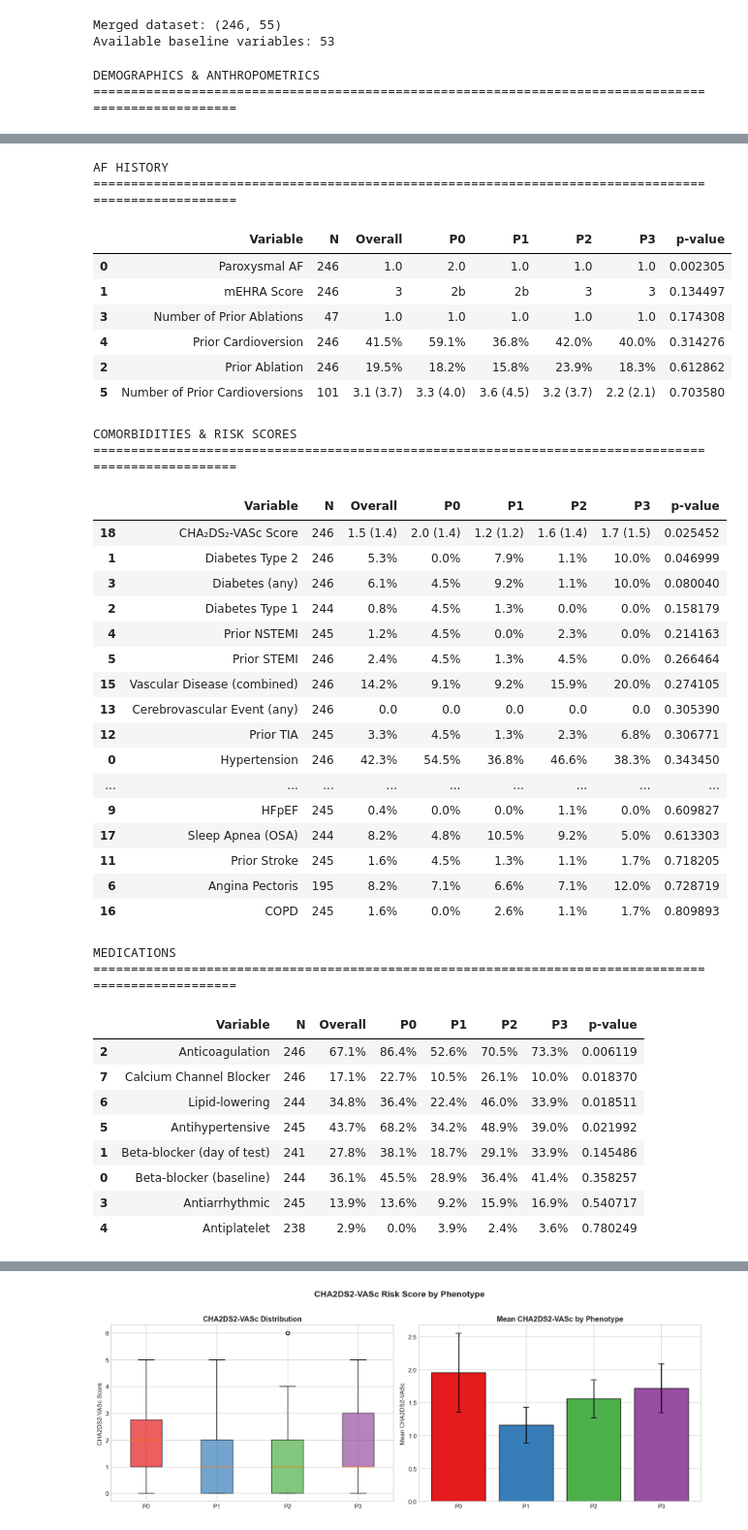
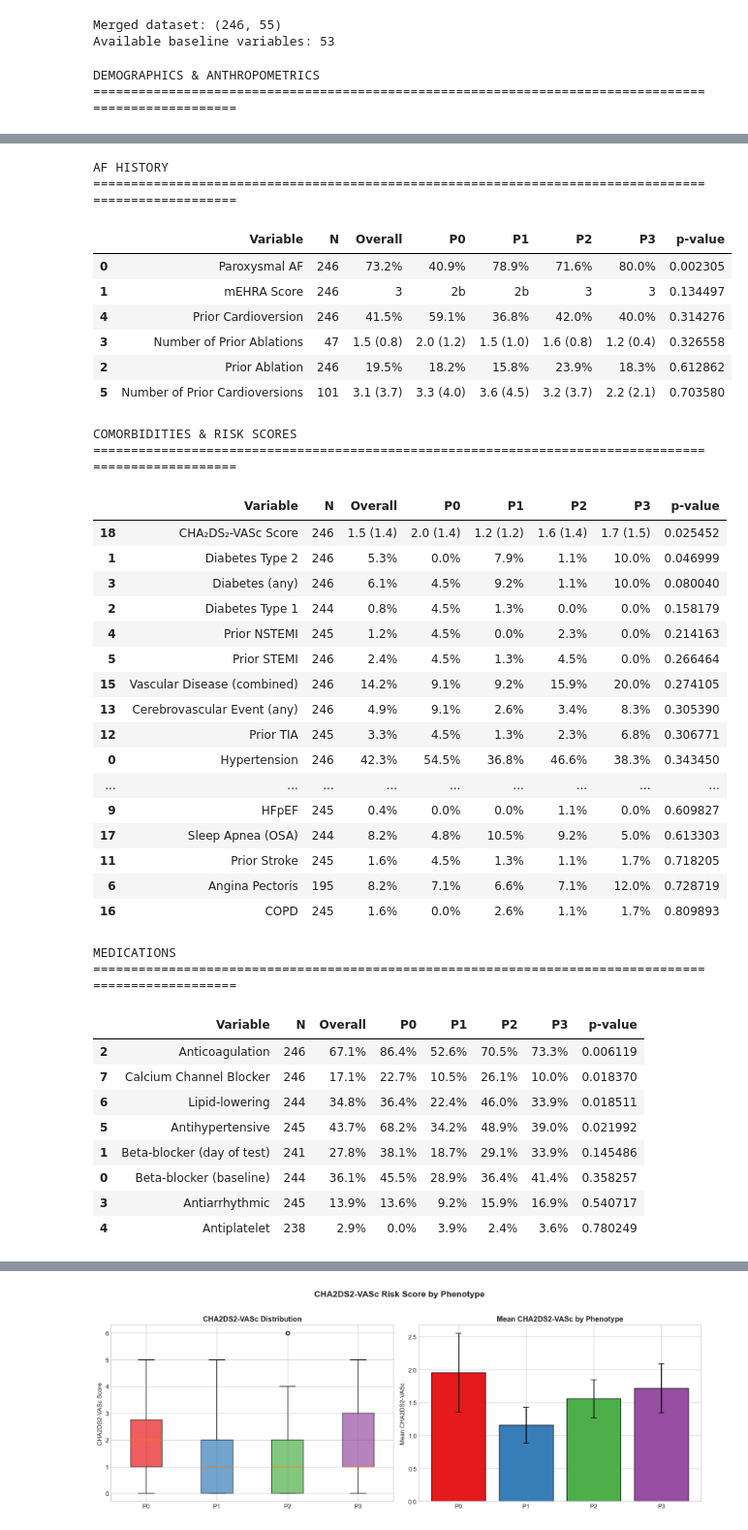
Before and after one commit to androst/nexaf-ai, a Jupyter notebook: notebooks/04_associations.ipynb, the cells around one changed output, grey strips where cells are left out. Shown at 97% size. Drawn from its saved outputs; the diff is of its cells as text; code cells hidden in the pictures.

```diff
--- a/notebooks/04_associations.ipynb
+++ b/notebooks/04_associations.ipynb
@@ -282,6 +288,19 @@ features_df['ID'] = features_df['ID'].astype(int).astype(str)
 df_baseline['ID'] = df_baseline['ID'].astype(str)
 df_burden['ID'] = df_burden['ID'].astype(int).astype(str)
 
+# Create properly coded binary variables for display (see database/VARIABLES.md for codings)
+# Sex: Kjønn is 1=Male, 2=Female -> create Male binary (1=Male, 0=Female)
+if 'Kjønn' in df_baseline.columns:
+    df_baseline['Male'] = (df_baseline['Kjønn'] == 1).astype(int)
+
+# AF Type: BL_AF_type is 1=Paroxysmal, 2=Persistent -> create Paroxysmal binary (1=Paroxysmal, 0=Persistent)
+if 'BL_AF_type' in df_baseline.columns:
+    df_baseline['Paroxysmal_AF'] = (df_baseline['BL_AF_type'] == 1).astype(int)
+
+# Rand_arm: 1=Training, 2=Control -> create Training binary
+if 'Rand_arm' in df_burden.columns:
+    df_burden['Training_arm'] = (df_burden['Rand_arm'] == 1).astype(int)
+
 print(f"Baseline data: {df_baseline.shape}")
 print(f"Burden/outcome data: {df_burden.shape}")
 # %% [output]
@@ -297,7 +316,7 @@ Comprehensive analysis of demographics, anthropometrics, AF history, comorbiditi
 baseline_vars = {
     # Demographics
     'Alder': 'Age (years)',
-    'Kjønn': 'Male Sex',
+    'Male': 'Male Sex',  # Recoded from Kjønn (1=Male, 2=Female)
 
     # Anthropometrics
     'BL_høyde': 'Height (cm)',
@@ -307,7 +326,7 @@ baseline_vars = {
     'BL_fettprosent': 'Body Fat (%)',
 
     # AF History
-    'BL_AF_type': 'Paroxysmal AF',
+    'Paroxysmal_AF': 'Paroxysmal AF',  # Recoded from BL_AF_type (1=Paroxysmal, 2=Persistent)
     'BL_mEHRA': 'mEHRA Score',
     'BL_ablasjon_nei_ja': 'Prior Ablation',
     'BL_ablasjon_antall': 'Number of Prior Ablations',
@@ -385,9 +404,12 @@ Available baseline variables: 53
 # %%
 # Create comprehensive baseline characteristics tables by domain
 
+# Define count variables that should be treated as continuous
+count_vars = ['BL_ablasjon_antall', 'BL_konvertering_antall', 'CHA2DS2VA', 'BL_mEHRA']
+
 # --- Demographics & Anthropometrics ---
 demo_vars = {k: v for k, v in available_vars.items() if k in [
-    'Alder', 'Kjønn', 'BL_høyde', 'BL_vekt', 'BL_BMI', 'BL_midjemål', 'BL_fettprosent', 'BSA'
+    'Alder', 'Male', 'BL_høyde', 'BL_vekt', 'BL_BMI', 'BL_midjemål', 'BL_fettprosent', 'BSA'
 ]}
 demo_table = create_analysis_table(df, demo_vars, n_phenotypes=N_PHENOTYPES)
 demo_display = ['Variable', 'N', 'Overall'] + [f'P{p}' for p in range(N_PHENOTYPES)] + ['p-value']
@@ -398,10 +420,10 @@ display(demo_table.sort_values('p-value')[demo_display])
 
 # --- AF History ---
 af_vars = {k: v for k, v in available_vars.items() if k in [
-    'BL_AF_type', 'BL_mEHRA', 'BL_ablasjon_nei_ja', 'BL_ablasjon_antall',
+    'Paroxysmal_AF', 'BL_mEHRA', 'BL_ablasjon_nei_ja', 'BL_ablasjon_antall',
     'BL_konvertering_nei_ja', 'BL_konvertering_antall'
 ]}
-af_table = create_analysis_table(df, af_vars, n_phenotypes=N_PHENOTYPES)
+af_table = create_analysis_table(df, af_vars, n_phenotypes=N_PHENOTYPES, force_continuous=count_vars)
 
 print("\nAF HISTORY")
 print("=" * 100)
@@ -414,7 +436,7 @@ comorb_vars = {k: v for k, v in available_vars.items() if k in [
     'BL_hjerneinfarkt', 'BL_TIA', 'BL_komb.TIAinfarkt', 'BL_karsykdom',
     'BL_komb.karsykdom', 'BL_COPD', 'BL_OSA', 'CHA2DS2VA'
 ]}
-comorb_table = create_analysis_table(df, comorb_vars, n_phenotypes=N_PHENOTYPES)
+comorb_table = create_analysis_table(df, comorb_vars, n_phenotypes=N_PHENOTYPES, force_continuous=count_vars)
 
 print("\nCOMORBIDITIES & RISK SCORES")
 print("=" * 100)
@@ -477,12 +499,12 @@ DEMOGRAPHICS & ANTHROPOMETRICS
 | 3 | Weight (kg) | 246 | 86.8 (17.0) | 87.0 (17.2) | 87.9 (18.8) | 87.1 (16.3) | 84.8 (15.8) | 0.883738 |
 | 7 | BSA (m²) | 246 | 2.0 (0.2) | 2.0 (0.2) | 2.1 (0.2) | 2.0 (0.2) | 2.0 (0.2) | 0.914040 |
 AF HISTORY
 ====================================================================================================
 |  | Variable | N | Overall | P0 | P1 | P2 | P3 | p-value |
-| 0 | Paroxysmal AF | 246 | 1.0 | 2.0 | 1.0 | 1.0 | 1.0 | 0.002305 |
+| 0 | Paroxysmal AF | 246 | 73.2% | 40.9% | 78.9% | 71.6% | 80.0% | 0.002305 |
 | 1 | mEHRA Score | 246 | 3 | 2b | 2b | 3 | 3 | 0.134497 |
-| 3 | Number of Prior Ablations | 47 | 1.0 | 1.0 | 1.0 | 1.0 | 1.0 | 0.174308 |
 | 4 | Prior Cardioversion | 246 | 41.5% | 59.1% | 36.8% | 42.0% | 40.0% | 0.314276 |
+| 3 | Number of Prior Ablations | 47 | 1.5 (0.8) | 2.0 (1.2) | 1.5 (1.0) | 1.6 (0.8) | 1.2 (0.4) | 0.326558 |
 | 2 | Prior Ablation | 246 | 19.5% | 18.2% | 15.8% | 23.9% | 18.3% | 0.612862 |
 | 5 | Number of Prior Cardioversions | 101 | 3.1 (3.7) | 3.3 (4.0) | 3.6 (4.5) | 3.2 (3.7) | 2.2 (2.1) | 0.703580 |
 COMORBIDITIES & RISK SCORES
@@ -495,7 +517,7 @@ COMORBIDITIES & RISK SCORES
 | 4 | Prior NSTEMI | 245 | 1.2% | 4.5% | 0.0% | 2.3% | 0.0% | 0.214163 |
 | 5 | Prior STEMI | 246 | 2.4% | 4.5% | 1.3% | 4.5% | 0.0% | 0.266464 |
 | 15 | Vascular Disease (combined) | 246 | 14.2% | 9.1% | 9.2% | 15.9% | 20.0% | 0.274105 |
-| 13 | Cerebrovascular Event (any) | 246 | 0.0 | 0.0 | 0.0 | 0.0 | 0.0 | 0.305390 |
+| 13 | Cerebrovascular Event (any) | 246 | 4.9% | 9.1% | 2.6% | 3.4% | 8.3% | 0.305390 |
 | 12 | Prior TIA | 245 | 3.3% | 4.5% | 1.3% | 2.3% | 6.8% | 0.306771 |
 | 0 | Hypertension | 246 | 42.3% | 54.5% | 36.8% | 46.6% | 38.3% | 0.343450 |
 | ... | ... | ... | ... | ... | ... | ... | ... | ... |
```
Also changed, not shown: parts of 15 cells of this notebook.
